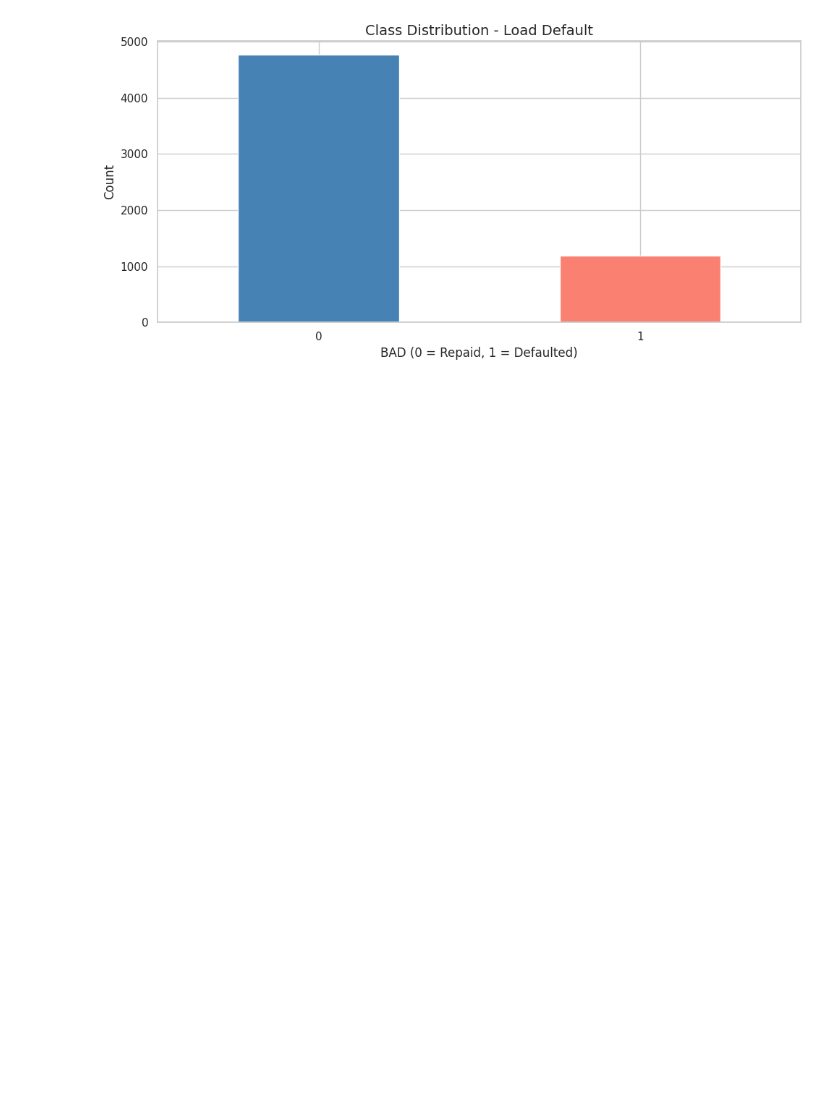
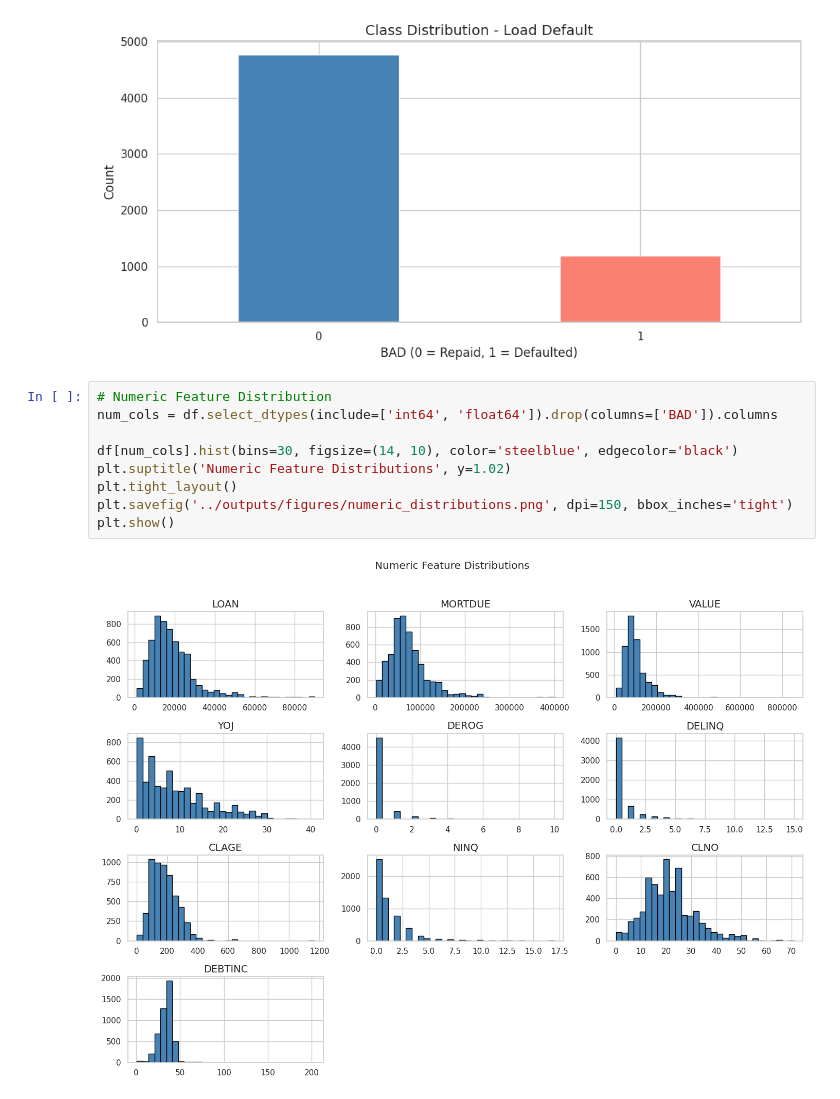
Before and after one commit to NewManRising/the-builder-forge, a Jupyter notebook: projects/home-loan-default/notebooks/home_loan.ipynb, the cells around one changed output. Cells and saved outputs as stored; diff of their text form; blank space fills up the shorter version.

```diff
--- a/projects/home-loan-default/notebooks/home_loan.ipynb
+++ b/projects/home-loan-default/notebooks/home_loan.ipynb
@@ -170,3 +170,14 @@ BAD
 1    19.949664
 Name: proportion, dtype: float64
 [figure]
+# %%
+# Numeric Feature Distribution
+num_cols = df.select_dtypes(include=['int64', 'float64']).drop(columns=['BAD']).columns
+
+df[num_cols].hist(bins=30, figsize=(14, 10), color='steelblue', edgecolor='black')
+plt.suptitle('Numeric Feature Distributions', y=1.02)
+plt.tight_layout()
+plt.savefig('../outputs/figures/numeric_distributions.png', dpi=150, bbox_inches='tight')
+plt.show()
+# %% [output]
+[figure, added]
```
Also changed, not shown: parts of 2 cells of this notebook, 2 other files.
